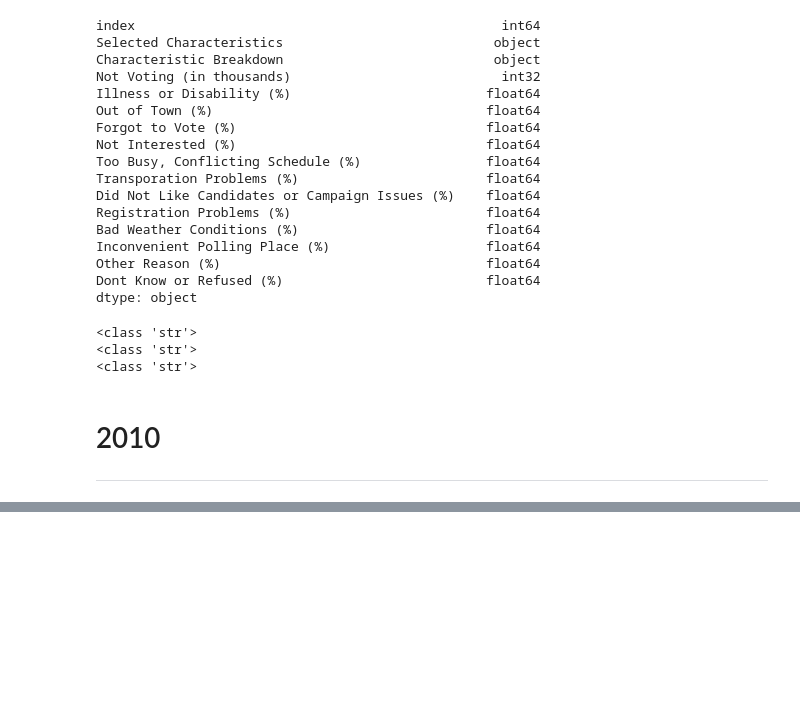
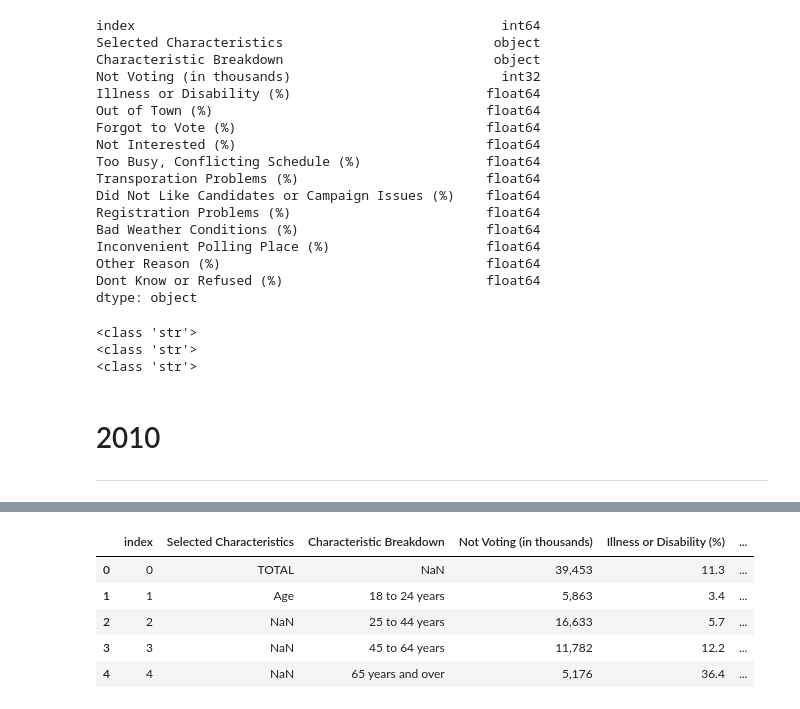
Before and after one commit to VallieTracy/Voter-Registration, a Jupyter notebook: Untitled.ipynb, the cells around one changed output, grey strips where cells are left out. Drawn from its saved outputs; the diff is of its cells as text; code cells hidden in the pictures; blank space fills up the shorter version.

```diff
--- a/Untitled.ipynb
+++ b/Untitled.ipynb
@@ -654,0 +697,12 @@ noVote_2012.to_csv('Resources_ETL/2012_reasons_no_vote.csv')
+# %%
+# Get rid of first column plus last three columns
+noVote_2010.drop(['index', 'Unnamed: 15', 'Unnamed: 16', 'Unnamed: 17'], axis = 1, inplace = True)
+noVote_2010.reset_index(inplace = True)
+noVote_2010.head()
+# %% [output]
+|  | index | Selected Characteristics | Characteristic Breakdown | Not Voting (in thousands) | Illness or Disability (%) | ... |
+| 0 | 0 | TOTAL | NaN | 39,453 | 11.3 | ... |
+| 1 | 1 | Age | 18 to 24 years | 5,863 | 3.4 | ... |
+| 2 | 2 | NaN | 25 to 44 years | 16,633 | 5.7 | ... |
+| 3 | 3 | NaN | 45 to 64 years | 11,782 | 12.2 | ... |
+| 4 | 4 | NaN | 65 years and over | 5,176 | 36.4 | ... |
```
Also changed, not shown: parts of 11 cells of this notebook, 3 other files.
